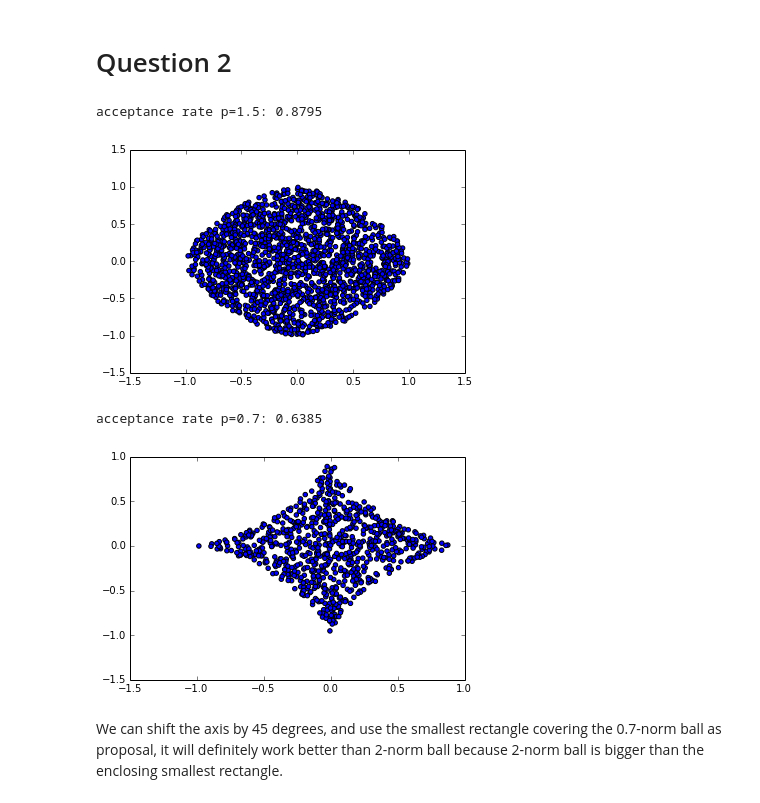
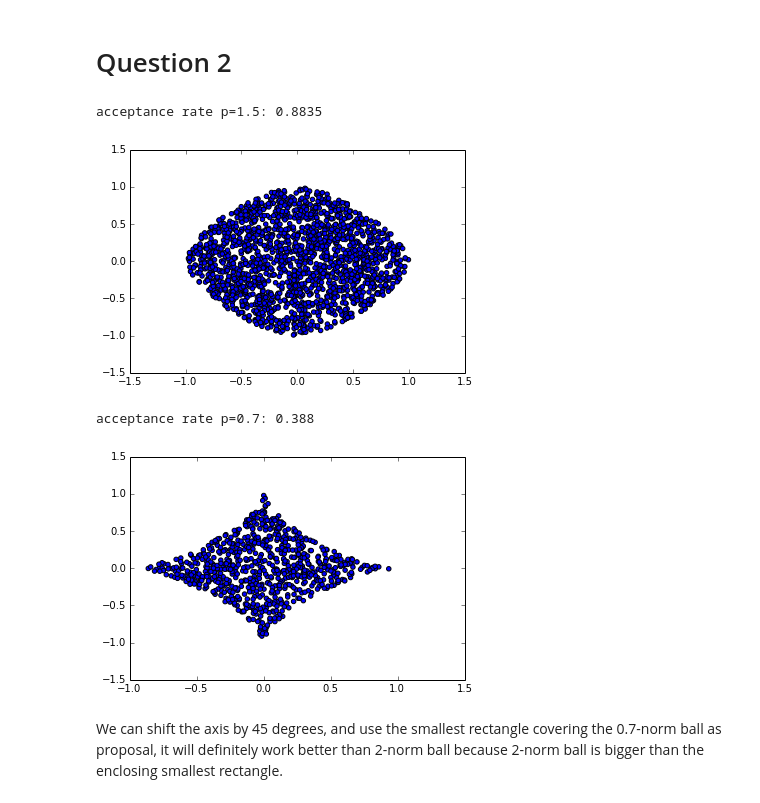
Before and after one commit to Bogazici-CMPE548-Spring2016/Cmpe548-Assignment1, a Jupyter notebook: odev548.ipynb, the cells around one changed output. Cells and saved outputs as stored; diff of their text form; code cells hidden in the pictures.

Commit message:
correction
correction on acceptance ratio and the explenation of the drop of
acceptance ratio in bonus question

```diff
--- a/odev548.ipynb
+++ b/odev548.ipynb
@@ -46,39 +46,42 @@ for i in range(N):
     x=r*math.cos(theta)
     y=r*math.sin(theta)
     if((math.fabs(x)**p+math.fabs(y)**p)**(1.0/p)<=1.000000):
         xr.append(r*math.cos(theta))
         yr.append(r*math.sin(theta))
-	accepted+=1
+        accepted+=1
 
 print "acceptance rate p=1.5:",accepted/totalnum
 plt.scatter(xr,yr)
 plt.show()
 
 xr=[]
 yr=[]
 p=0.7
+
+accepted=0.0
+totalnum=0
 
 for i in range(N):
     theta=random.random()
     theta*=2*math.pi
     r=random.random()
     r=math.sqrt(r)
     totalnum+=1
     x=r*math.cos(theta)
     y=r*math.sin(theta)
     if((math.fabs(x)**p+math.fabs(y)**p)**(1.0/p)<=1.000000):
         xr.append(r*math.cos(theta))
         yr.append(r*math.sin(theta))
-	accepted+=1
+        accepted+=1
 
 print "acceptance rate p=0.7:",accepted/totalnum
 plt.scatter(xr,yr)
 plt.show()
 # %% [output]
-acceptance rate p=1.5: 0.8795
+acceptance rate p=1.5: 0.8835
-[figure, old version]
+[figure, new version]
-acceptance rate p=0.7: 0.6385
+acceptance rate p=0.7: 0.388
-[figure, old version]
+[figure, new version]
 # %% [markdown]
 We can shift the axis by 45 degrees, and use the smallest rectangle covering the 0.7-norm ball as proposal, it will definitely work better than 2-norm ball because 2-norm ball is bigger than the enclosing smallest rectangle.
 # %% [markdown]
```
Also changed, not shown: parts of 4 cells of this notebook.
